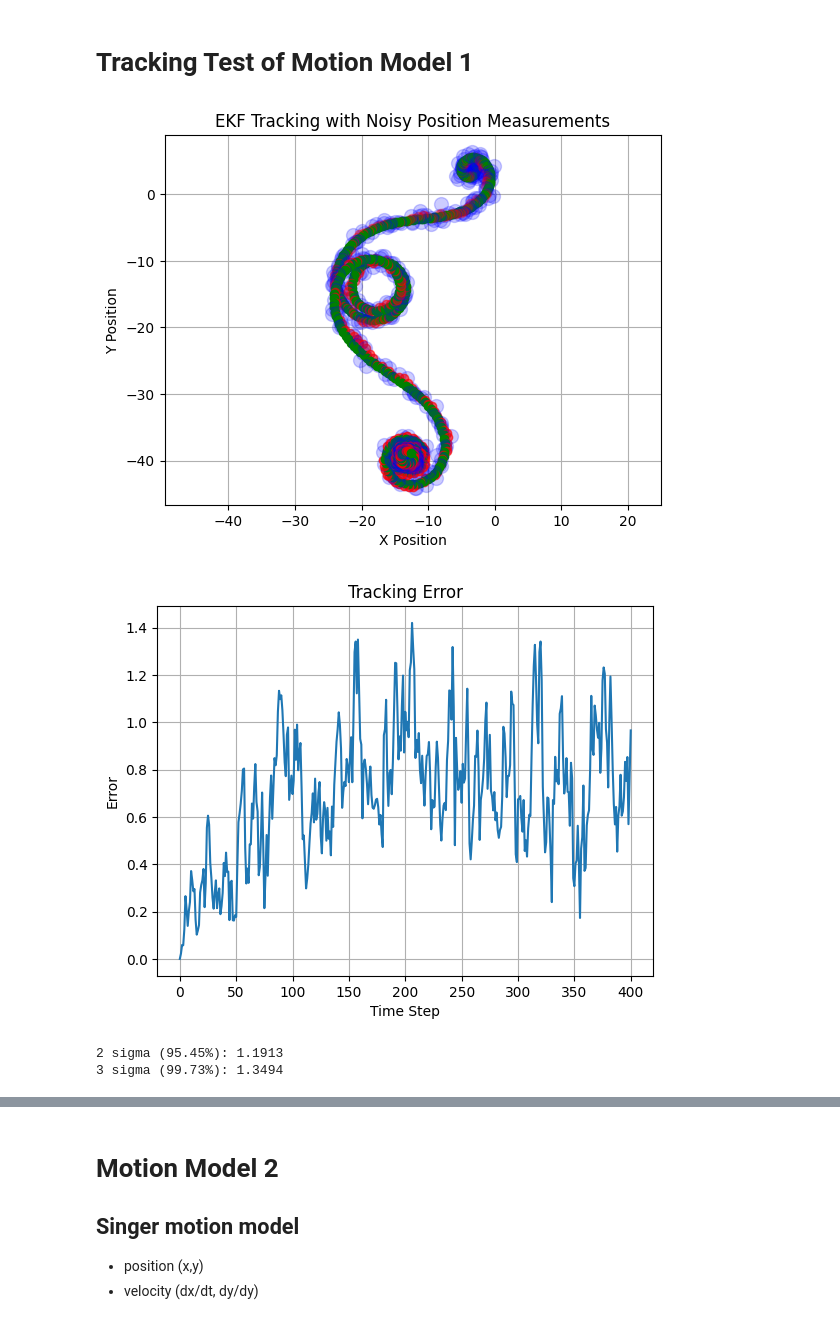
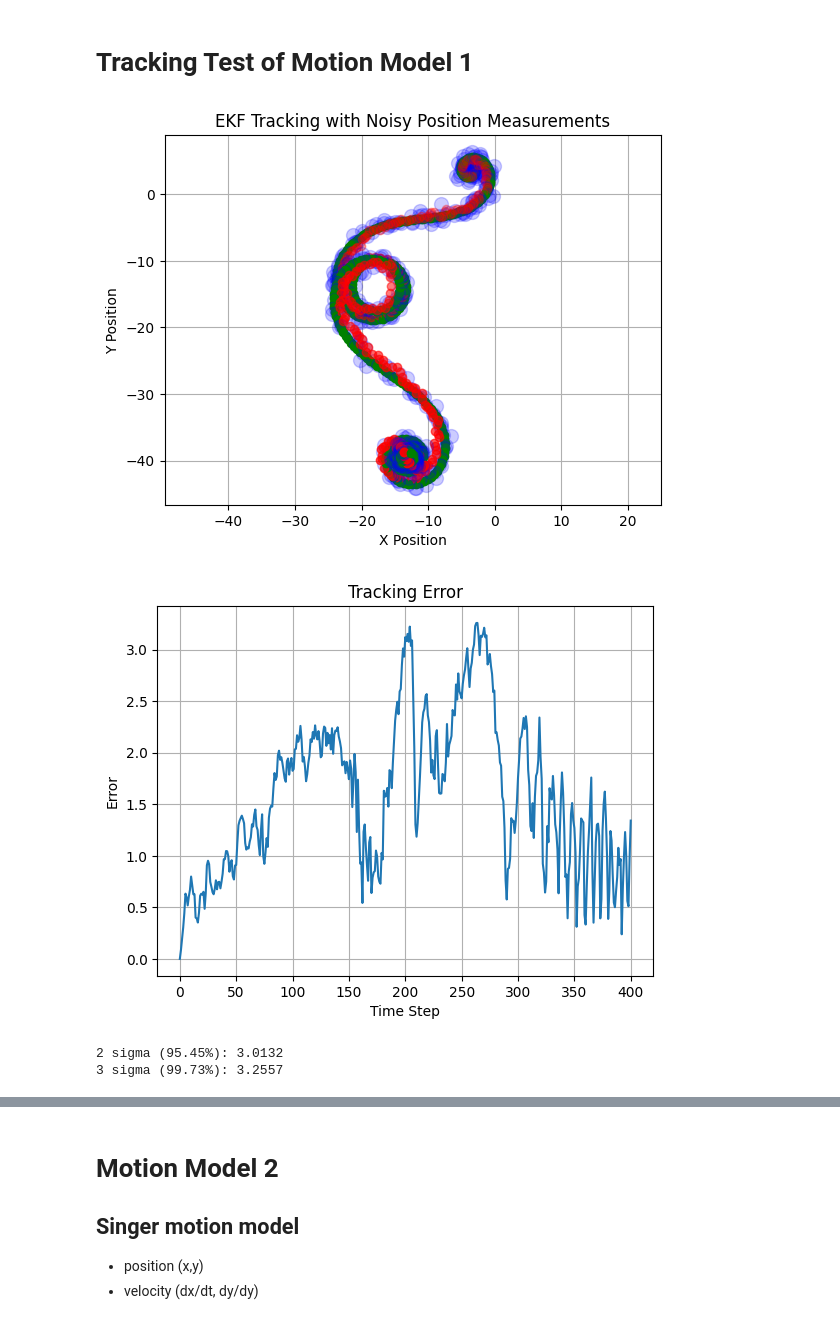
Before and after one commit to emlyons/tdoa_simulator, a Jupyter notebook: tracking.ipynb, the cells around one changed output, grey strips where cells are left out. Saved outputs shown, nothing was run; the diff lists cells and outputs as text; code cells hidden in the pictures.

```diff
--- a/tracking.ipynb
+++ b/tracking.ipynb
@@ -19,7 +19,7 @@ class EKFBase:
 
     def predict(self, dt):
         F = self.process_model_jacobian(dt)
-        self.process_model(dt)
+        self.state = self.process_model(dt)
         self.P = F @ self.P @ F.T + F @ self.Q @ F.T
         return
 
@@ -290,8 +290,8 @@ class CTVR_EKF(EKFBase):
             y += -(v / omega)*(np.sin(theta) - np.sin(theta+omega*dt))
 
         theta += omega*dt
-        self.state = np.array([x, y, v, theta, omega])
-        return
+        state = np.array([x, y, v, theta, omega])
+        return state
 
     def measurement_model_jacobian(self):
         H = np.array([[ 1,  0,  0,  0,  0 ],
@@ -352,34 +352,34 @@ plt.figure()
 track_error = [np.linalg.norm(np.array(pos_track[i]) - np.array(pos_true[i])) for i in range(len(pos_track))]
 plt.plot(track_error)
 plt.title('Tracking Error')
 plt.xlabel('Time Step')
 plt.ylabel('Error')
 plt.grid()
 plt.show()
 
 sorted_errors = np.sort(track_error)
 cdf = np.arange(1, len(sorted_errors)+1) / len(sorted_errors)
 
 sigma2 = np.percentile(track_error, 95.45)
 sigma3 = np.percentile(track_error, 99.73)
 
 print(f"2 sigma (95.45%): {sigma2:.4f}")
 print(f"3 sigma (99.73%): {sigma3:.4f}")
 
 plt.figure(figsize=(8, 6))
 plt.plot(sorted_errors, cdf)
 plt.axvline(sigma2, color='orange', linestyle='--', label=f'2σ = {sigma2:.4f}')
 plt.axhline(0.9545, color='orange', linestyle='--')
 plt.axvline(sigma3, color='red', linestyle='--', label=f'3σ = {sigma3:.4f}')
 plt.axhline(0.9973, color='red', linestyle='--')
 plt.title('Empirical CDF of Tracking Error')
 plt.xlabel('Tracking Error')
 plt.ylabel('CDF')
 plt.legend()
 plt.grid()
 plt.show()
 # %% [output]
-[figure, old version]
+[figure, new version]
-[figure, old version]
+[figure, new version]
-2 sigma (95.45%): 1.1913
-3 sigma (99.73%): 1.3494
+2 sigma (95.45%): 3.0132
+3 sigma (99.73%): 3.2557
```
Also changed, not shown: parts of 3 cells of this notebook.
